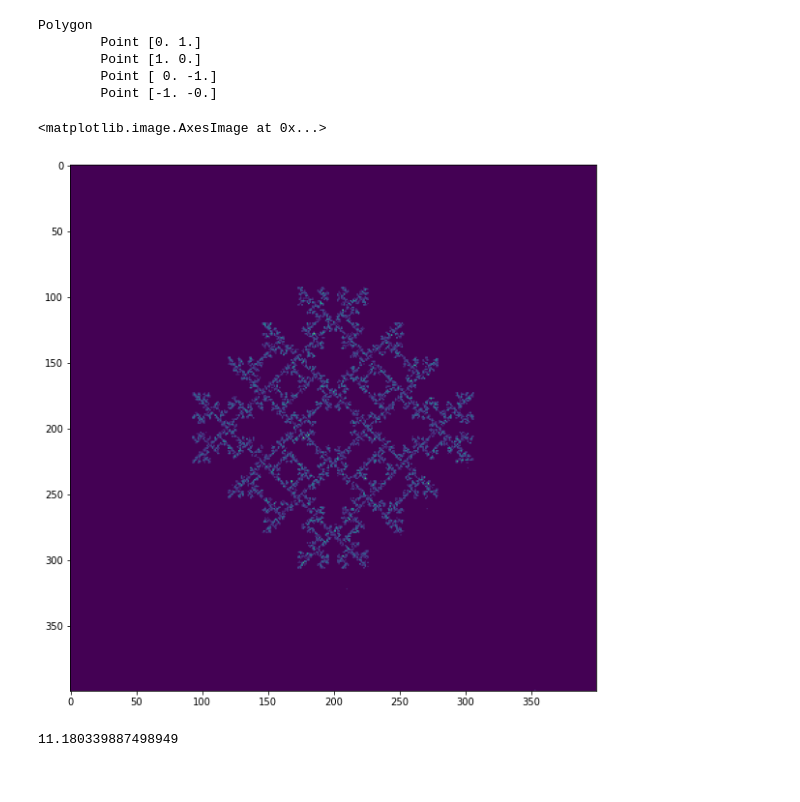
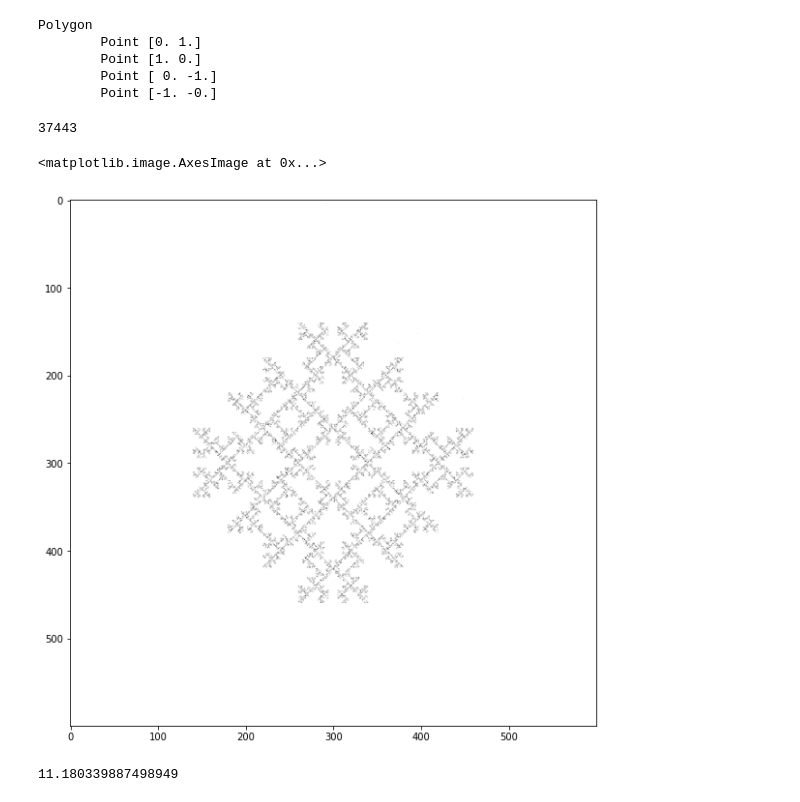
Before and after one commit to generic-github-user/fractals, a Jupyter notebook: fractals.ipynb, the cells around one changed output. Drawn from its saved outputs; the diff is of its cells as text; code cells hidden in the pictures.

```diff
--- a/fractals.ipynb
+++ b/fractals.ipynb
@@ -108,38 +108,48 @@ Polygon
 # %%
 class ChaosGame:
     def __init__(self, n=3):
         self.shape = RegularPolygon(n=n)
         self.points = []
         self.vertices = [-1]
+        self.compute = 0
 
     def generate(self, x=10, rule=None):
         p = np.random.uniform(-5, 5, self.shape.center.pos.shape)
         if rule:
             self.vertices = [-1] * abs(min(rule))
         for i in range(x):
 #             random.choice(self.shape.v)
             v = random.randint(0, len(self.shape.v)-1)
             if (rule and not any(self.vertices[i] == v for i in rule)) or not rule:
                 p = np.average([p, self.shape.v[v].pos], axis=0)
+                self.compute += 1
                 self.points.append(p)
                 self.vertices.append(v)
         return self
 
-    def render(self, r=100):
+    def render(self, r=100, coloring=''):
         canvas = np.zeros([r, r])
         points_array = np.interp(np.array(self.points), [-1.5, 1.5], [0, r])
         points_array = points_array.astype(int).clip(0, r-1)
-        for p in points_array:
-            canvas[tuple(p.round())] += 0.01
+        for i, p in enumerate(points_array):
+            if coloring == 'index':
+                c = i
+            elif coloring == 'vertex':
+                c = self.vertices[i]
+            else:
+                c = 0.01
+            canvas[tuple(p.round())] += c
         return np.flip(canvas.T)
 
-g = ChaosGame(4).generate(20000, [-2]).render(400)
+g = ChaosGame(4).generate(50000, [-2])
+print(g.compute)
 plt.figure(figsize=(10, 10))
-plt.imshow(g)
+plt.imshow(g.render(600), cmap='binary')
 # g.points
 # %% [output]
-<matplotlib.image.AxesImage at 0x...>
+37443
+<matplotlib.image.AxesImage at 0x...>
-[figure, old version]
+[figure, new version]
 # %%
 # TODO: prior selected point weights
 # %%
```
